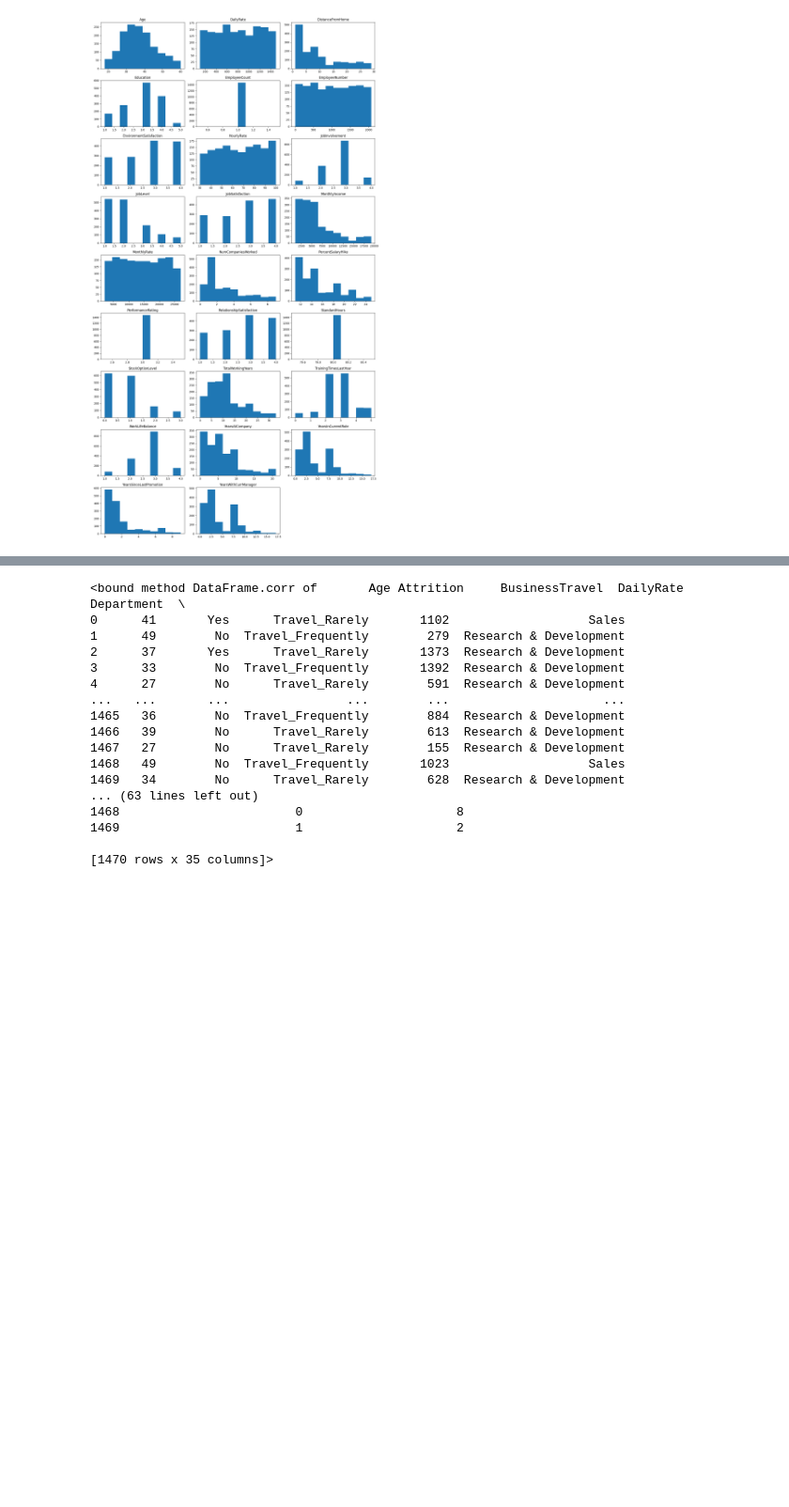
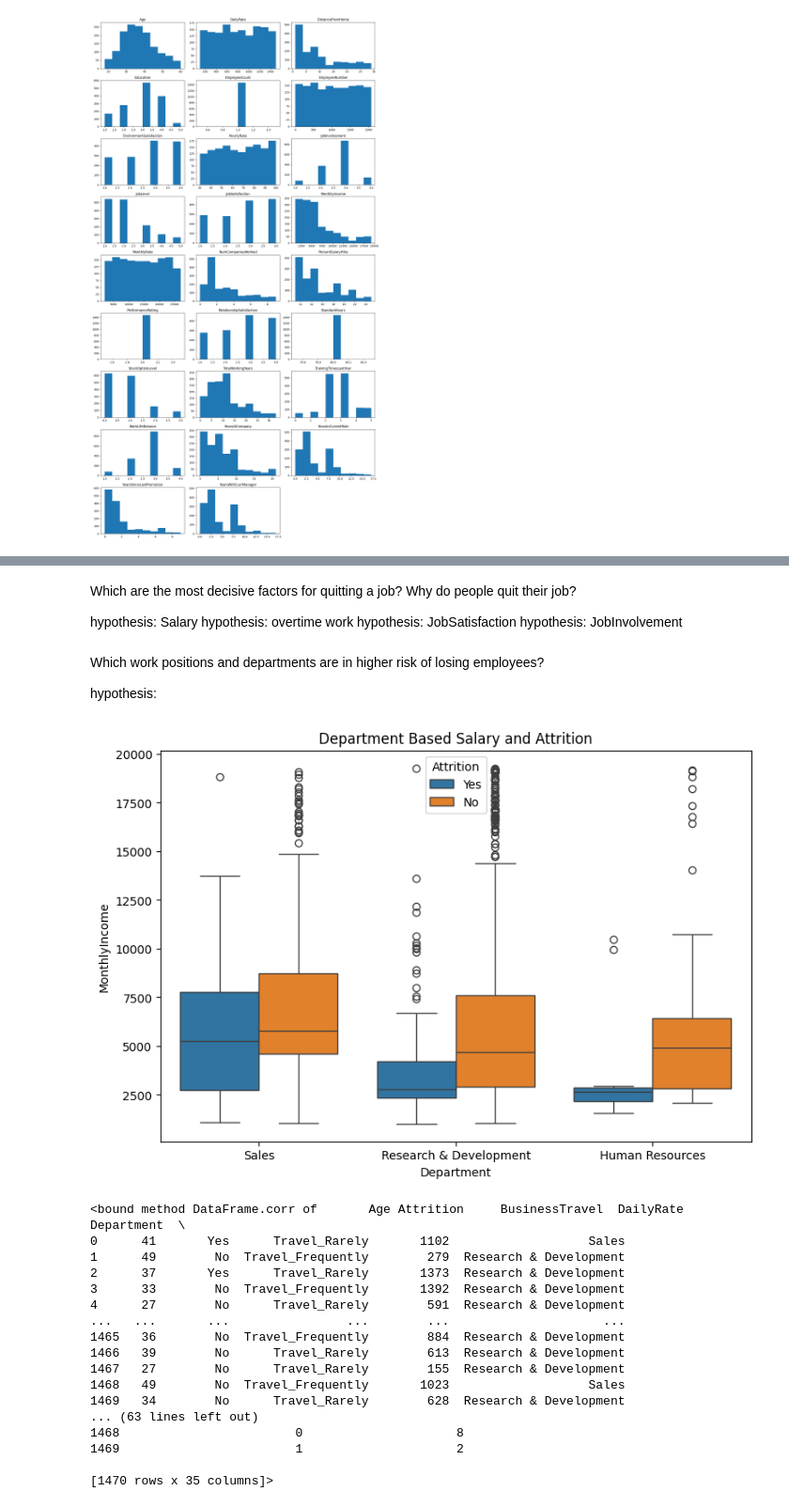
Before and after one commit to Gervig/Business-Intelligence, a Jupyter notebook: MP3/rolf.ipynb, the cells around one changed output, grey strips where cells are left out. Shown at 94% size. Drawn from its saved outputs; the diff is of its cells as text; code cells hidden in the pictures; blank space fills up the shorter version.

```diff
--- a/MP3/rolf.ipynb
+++ b/MP3/rolf.ipynb
@@ -253,3 +269,21 @@ plt.show()
+# %% [markdown]
+Which are the most decisive factors for quitting a job? Why do people quit their job?
+
+hypothesis: Salary
+hypothesis: overtime work
+hypothesis: JobSatisfaction
+hypothesis: JobInvolvement
+# %% [markdown]
+Which work positions and departments are in higher risk of losing employees?
+
+hypothesis:
+# %%
+plt.figure(figsize=(9,6))
+sb.boxplot(x="Department", y="MonthlyIncome", hue="Attrition", data=employees_filled)
+plt.title('Department Based Salary and Attrition')
+plt.show()
+# %% [output]
+[figure, added]
 # %%
 employees_filled.corr
 # %% [output]
```
Also changed, not shown: parts of 2 cells of this notebook.
